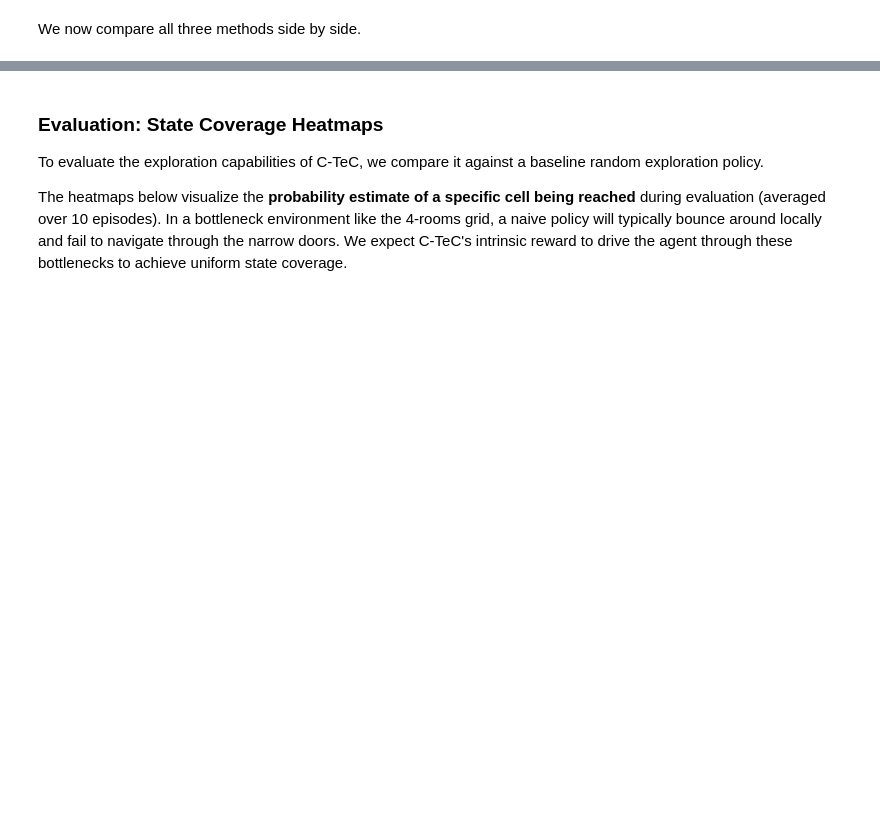
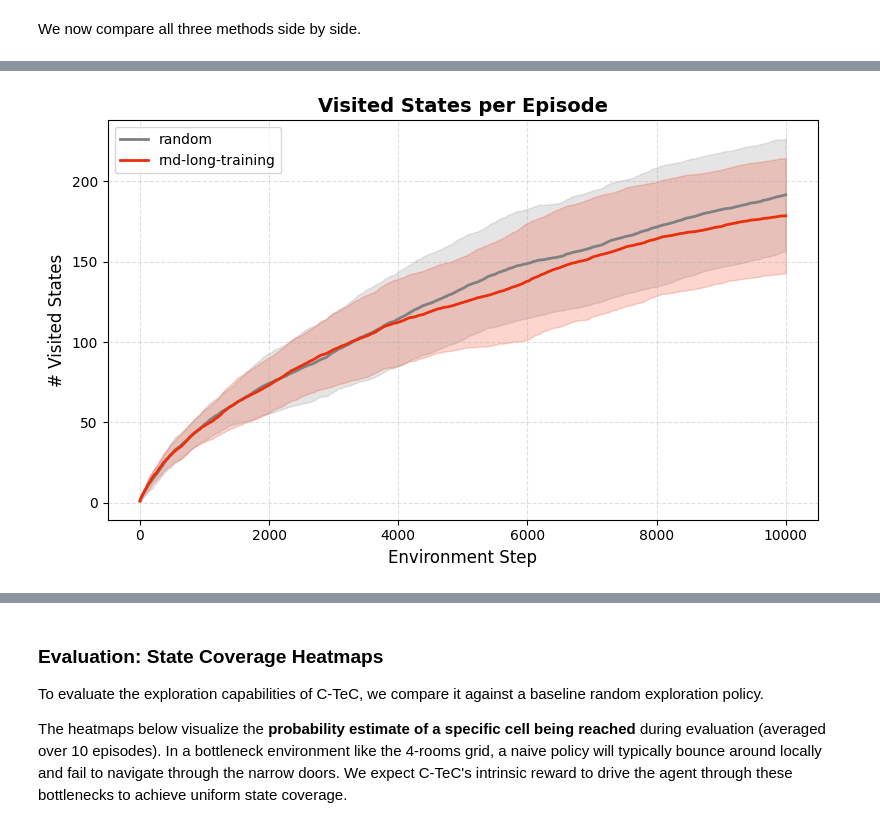
Before and after one commit to LSNoor/C-TeC, a Jupyter notebook: demo.ipynb, the cells around one changed output, grey strips where cells are left out. Saved outputs shown, nothing was run; the diff lists cells and outputs as text; code cells hidden in the pictures; blank space fills up the shorter version.

```diff
--- a/demo.ipynb
+++ b/demo.ipynb
@@ -211,0 +238,2 @@ This is consistent with the C-TeC paper's observation (Section 6.2) that predict
+# %%
+rnd_long_training_eval_logger, rnd_long_training_eval_stats= run_evaluation(method="rnd", policy=rnd_long_training_policy, num_episodes=50, env=evaluation_env, seed=seed, save=False, from_checkpoint=False)
@@ -212,3 +245,8 @@ This is consistent with the C-TeC paper's observation (Section 6.2) that predict
+# %%
+buffers = {"random": random_trajectory_buffer,  "rnd-long-training": rnd_long_training_eval_stats["trajectory_buffer"], }
+plot_cumulative_coverage_comparison(buffers)
+# %% [output]
+[figure, added]
 # %%
 from c_tec.utils.visualization import plot_heatmap_of_position
 
```
Also changed, not shown: parts of 15 cells of this notebook, 4 other files.
